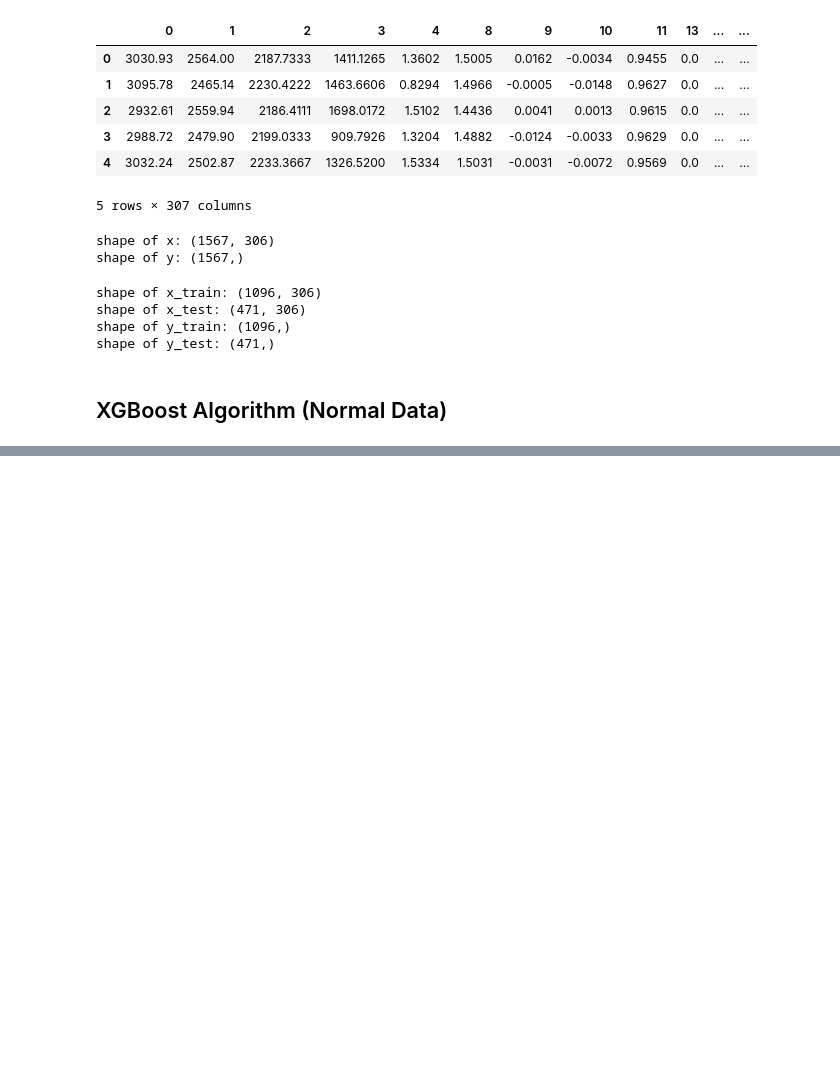
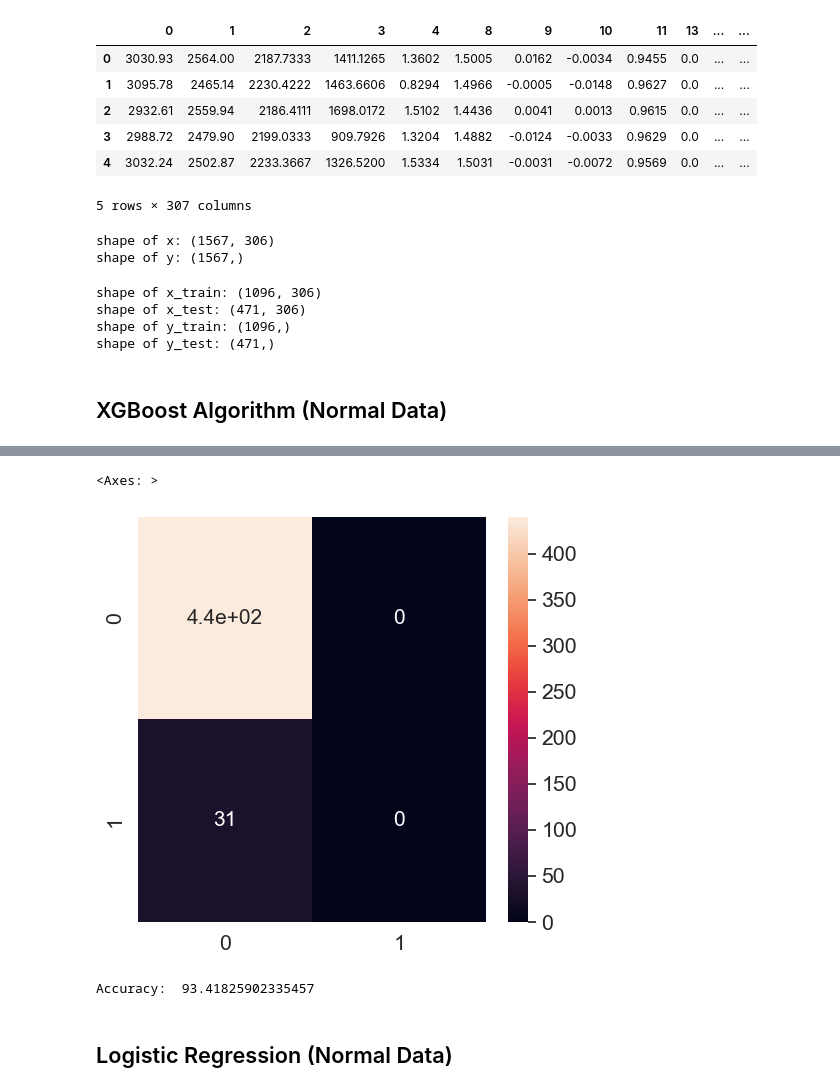
Before and after one commit to izzhamburhan/semicon-manu, a Jupyter notebook: notebook/001_clean_data.ipynb, the cells around one changed output, grey strips where cells are left out. Cells and saved outputs as stored; diff of their text form; code cells hidden in the pictures; blank space fills up the shorter version.

```diff
--- a/notebook/001_clean_data.ipynb
+++ b/notebook/001_clean_data.ipynb
@@ -283,0 +316,19 @@ ImportError: sklearn needs to be installed in order to use this module
+# %%
+model = RandomForestClassifier(n_estimators=100, random_state=1, verbose=0)
+model.fit(x_train,y_train)
+y_pred = model.predict(x_test)
+# %%
+cm = confusion_matrix(y_test, y_pred)
+plt.rcParams['figure.figsize'] = (5, 5)
+sns.set(style = 'dark', font_scale = 1.4)
+sns.heatmap(cm, annot = True, annot_kws = {"size": 15})
+# %% [output]
+<Axes: >
+[figure, added]
+# %%
+print("Accuracy: ", model.score(x_test,y_test)*100)
+# print("Accuracy: ", model.score(x_train,y_train)*100
+# %% [output]
+Accuracy:  93.41825902335457
+# %% [markdown]
+## Logistic Regression (Normal Data)
```
Also changed, not shown: parts of 13 cells of this notebook.
